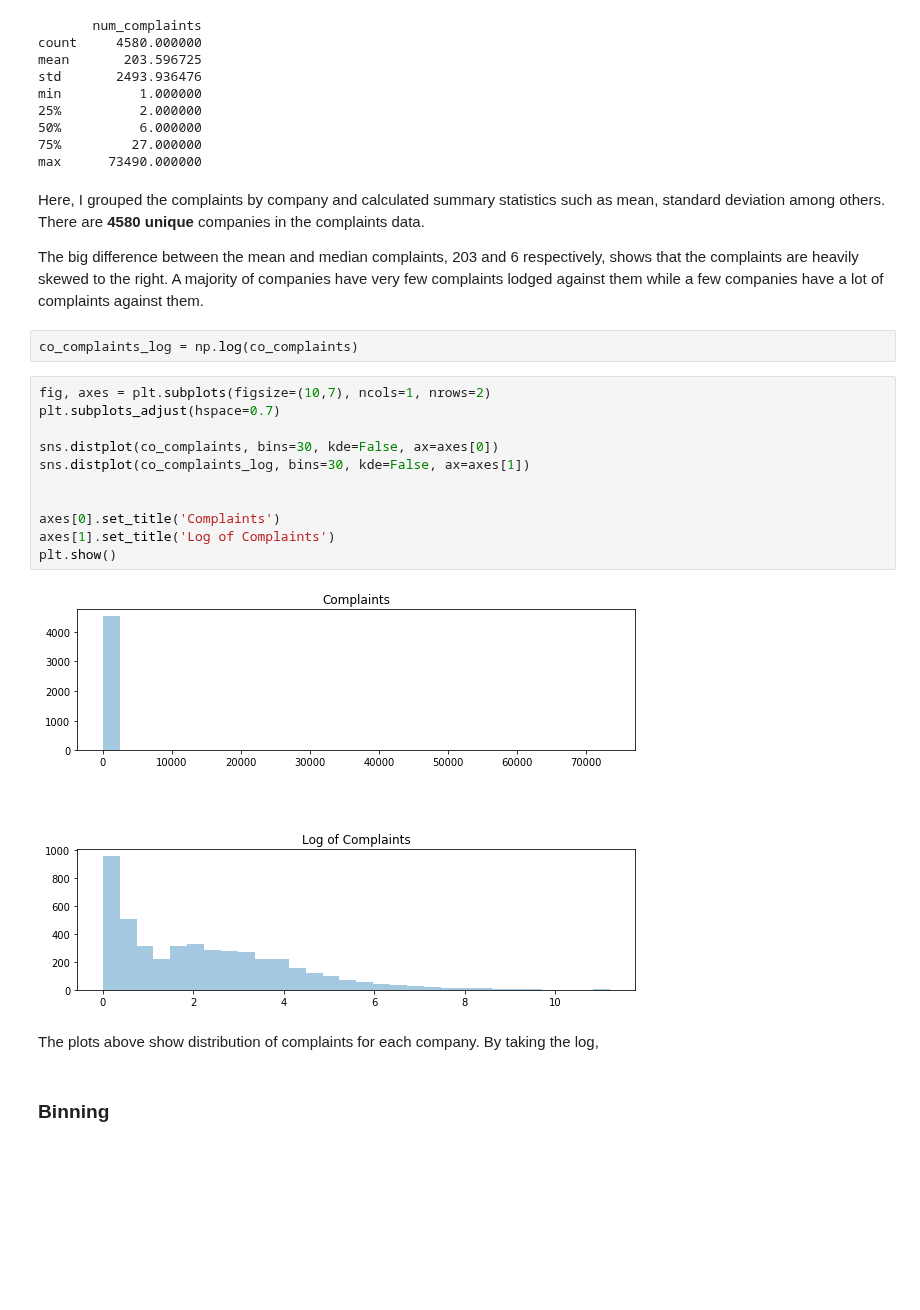
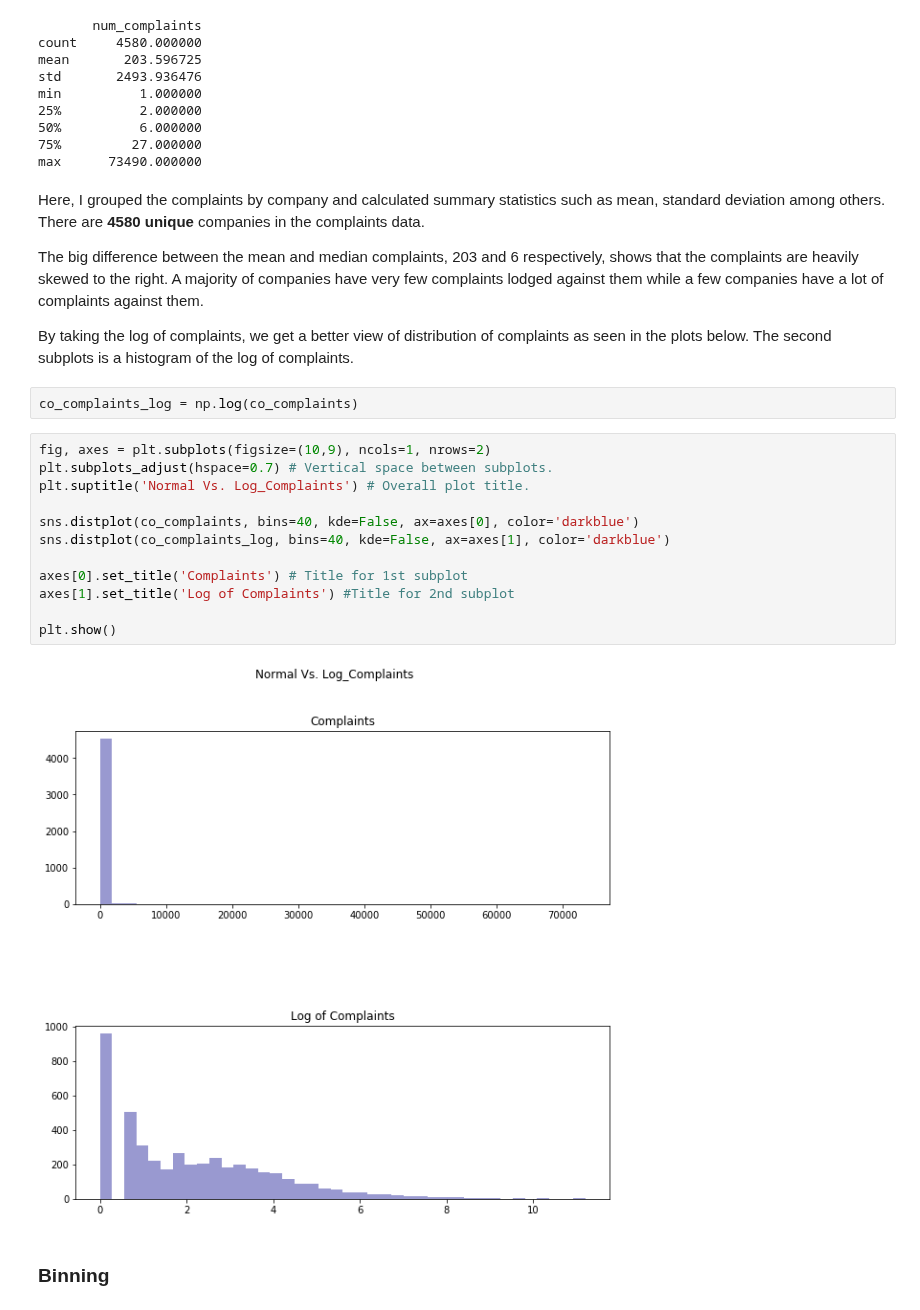
Before and after one commit to Halvinn/cfpb_complaints, a Jupyter notebook: cfpb_complaints.ipynb, the cells around one changed output. Saved outputs shown, nothing was run; the diff lists cells and outputs as text; blank space fills up the shorter version.

Commit message:
More comments in hist plot section.

```diff
--- a/cfpb_complaints.ipynb
+++ b/cfpb_complaints.ipynb
@@ -221,23 +221,24 @@ max      73490.000000
 Here, I grouped the complaints by company and calculated summary statistics such as mean, standard deviation among others. There are **4580 unique** companies in the complaints data.
 
 The big difference between the mean and median complaints, 203 and 6 respectively, shows that the complaints are heavily skewed to the right. A majority of companies have very few complaints lodged against them while a few companies have a lot of complaints against them.
+
+By taking the log of complaints, we get a better view of distribution of complaints as seen in the plots below. The second subplots is a histogram of the log of complaints.
 # %%
 co_complaints_log = np.log(co_complaints)
 # %%
-fig, axes = plt.subplots(figsize=(10,7), ncols=1, nrows=2)
-plt.subplots_adjust(hspace=0.7)
+fig, axes = plt.subplots(figsize=(10,9), ncols=1, nrows=2)
+plt.subplots_adjust(hspace=0.7) # Vertical space between subplots.
+plt.suptitle('Normal Vs. Log_Complaints') # Overall plot title.
 
-sns.distplot(co_complaints, bins=30, kde=False, ax=axes[0])
-sns.distplot(co_complaints_log, bins=30, kde=False, ax=axes[1])
+sns.distplot(co_complaints, bins=40, kde=False, ax=axes[0], color='darkblue')
+sns.distplot(co_complaints_log, bins=40, kde=False, ax=axes[1], color='darkblue')
 
+axes[0].set_title('Complaints') # Title for 1st subplot
+axes[1].set_title('Log of Complaints') #Title for 2nd subplot
 
-axes[0].set_title('Complaints')
-axes[1].set_title('Log of Complaints')
 plt.show()
 # %% [output]
-[figure, old version]
+[figure, new version]
-# %% [markdown]
-The plots above show distribution of complaints for each company. By taking the log,
 # %% [markdown]
 ### Binning
 # %%
```
